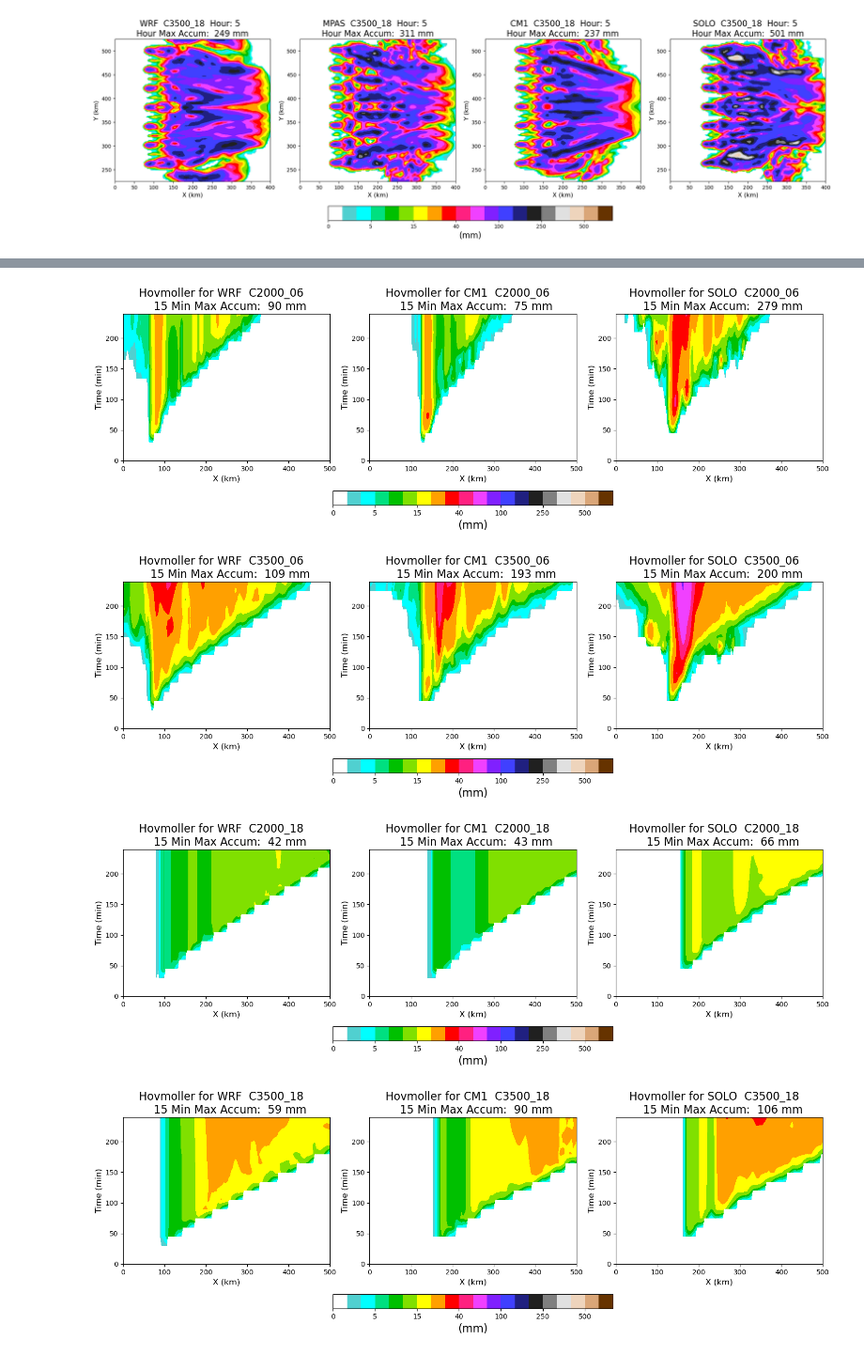
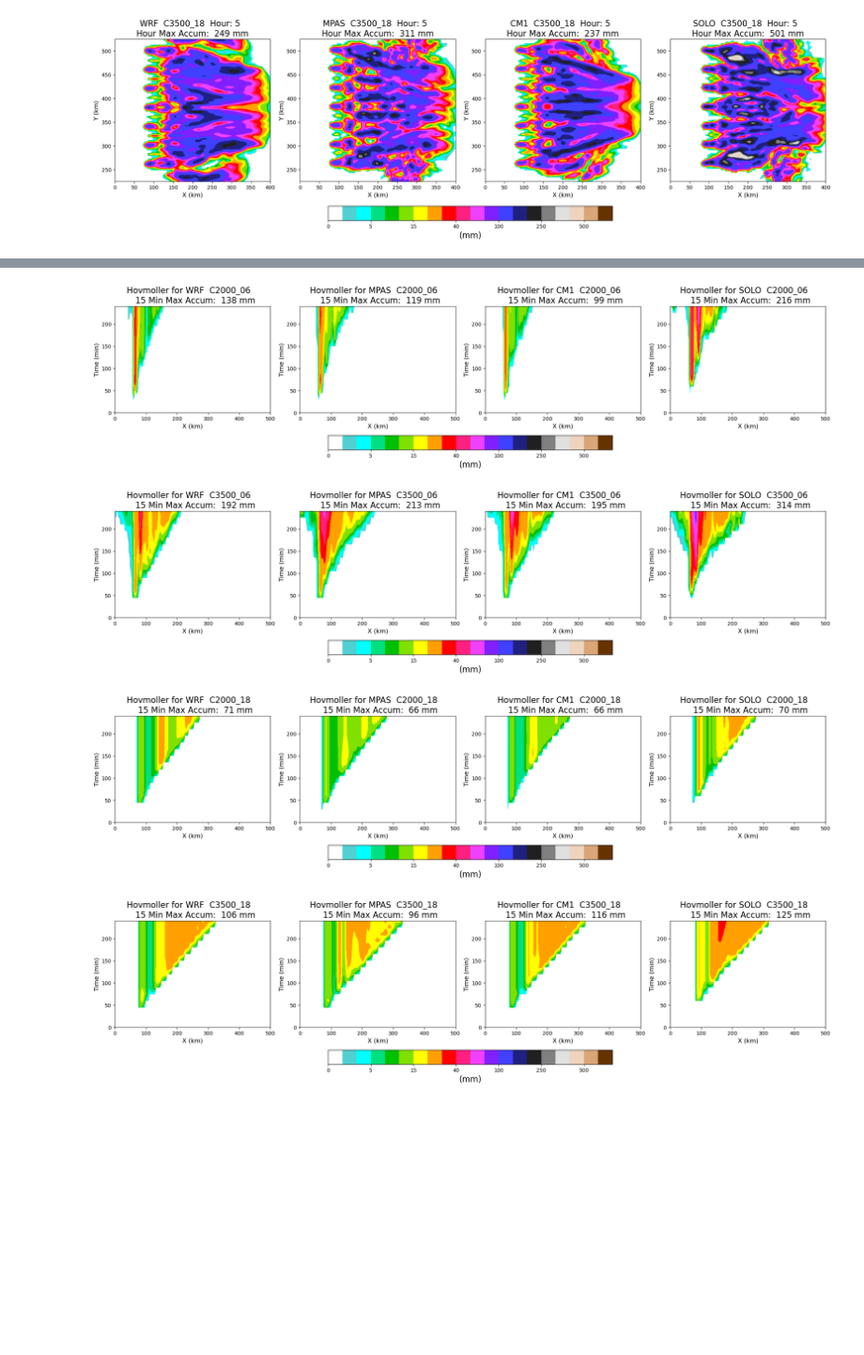
Before and after one commit to louiswicker/CAM_analysis_tools, a Jupyter notebook: ideal_cases/plot_Hovmoller.ipynb, the cells around one changed output, grey strips where cells are left out. Shown: that part at 94% size. Cells and saved outputs as stored; diff of their text form; code cells hidden in the pictures; blank space fills up the shorter version.

```diff
--- a/ideal_cases/plot_Hovmoller.ipynb
+++ b/ideal_cases/plot_Hovmoller.ipynb
@@ -118,7 +123,13 @@ for shear in allshear:
 [figure]
 [figure]
 # %%
-def plot_hovmoller_precip(models, key, label,clevels=[100,300,500], ylim = None, ax=None):
+# draw filled contours.
+clevs = np.asarray([0, 1, 2.5, 5, 7.5, 10, 15, 20, 30, 40, 50, 70, 100, 150, 200, 250, 300, 400, 500, 600, 750])
+
+cmap = mcolors.ListedColormap(cmap_data, 'precipitation')
+norm = mcolors.BoundaryNorm(0.5*clevs, cmap.N)
+
+def plot_hovmoller_precip(models, key, label,clevels=[10,30,50], ylim = None, ax=None):
 
     # Arbitrary weights
     # weights = np.array([[0, 0, 1, 0, 0],
@@ -131,10 +142,17 @@ def plot_hovmoller_precip(models, key, label,clevels=[100,300,500], ylim = None,
     # fmean = ndimage.filters.convolve(models[key][label]['accum_prec'].mean(axis=1),  weights, mode='constant')
     # fmax  = ndimage.filters.convolve(models[key][label]['accum_prec'].max(axis=1),  weights, mode='constant')
 
-    fld      = models[key][label]['accum_prec']
-    fld_mask = np.where(fld > 1.0, fld, np.nan)
+    # first, compute the increments in time of precip
+
+    inv = models[key][label]['accum_prec'][::-1]
+    fld       = np.zeros_like(inv)
+    precip    = np.ma.zeros_like(inv)
+    fld[1:,:] = (inv[0:-1] - inv[1:])[::-1]
+
+    # fld      = models[key][label]['accum_prec']
+    fld_mask = np.where(fld > 0.1, fld, np.nan)
     fmean    = np.nanmean(fld_mask, axis=1)
-    fmax     = fld.max()
+    fmax     = fld.mean()
 
     if key == 'solo':
         time = 15. + 15*np.arange(models[key][label]['accum_prec'].shape[0])
@@ -143,17 +161,17 @@ def plot_hovmoller_precip(models, key, label,clevels=[100,300,500], ylim = None,
 
     xg = 3*np.arange(models[key][label]['accum_prec'].shape[2])
 
-    cs = ax.contourf(xg, time, fmean, clevs, cmap=cmap, norm=norm)
+    cs = ax.contourf(xg, time[::-1], fmean[::-1], clevs, cmap=cmap, norm=norm)
 
     # ax.contour(xg, time, fmax, clevels=clevels, colors=['k','r','b'])
     ax.set_ylabel('Time (min)', fontsize=12)
     ax.set_xlabel('X (km)', fontsize=12)
-    ax.set_title("Hovmoller for %s  %s   \n  15 Min Max Accum:  %d mm" % (key.swapcase(), label, np.int(fmax.max())), fontsize=16)
-    ax.set_xlim(0.0, 500)
+    ax.set_title("Hovmoller for %s  %s   \n  15 Min Max Accum:  %2.0f mm" % (key.swapcase(), label, np.nanmax(fmean)), fontsize=16)
+    ax.set_xlim(0.0, 600)
     if ylim:
-        ax.set_ylim(0.0, ylim)
+        ax.set_ylim(ylim,0.0)
     else:
-        ax.set_ylim(0.0, time[-1])
+        ax.set_ylim(time[-1],0.0)
 
     return cs
 # %%
@@ -193,27 +210,29 @@ models = { 'cm1': pickle2Obj('precip/cm1_squall_1km_accum_prec.pkl',retObj=False
 # %%
 #-----------------------------
 allcape = ("C2000","C3500",)
 allshear = ("06","18")
 
 for shear in allshear:
     for cape in allcape:
 
-        fig, ax = plt.subplots(1,3, constrained_layout=True, figsize=(15,5))
+        fig, ax = plt.subplots(1,4, constrained_layout=True, figsize=(20,5))
 
         label = "%s_%s" % (cape, shear)
 
         cs = plot_hovmoller_precip(models, 'wrf', label, ax=ax[0], ylim = 240.)
+        cs = plot_hovmoller_precip(models, 'mpas', label, ax=ax[1], ylim = 240.)
 
-        cs = plot_hovmoller_precip(models, 'cm1', label, ax=ax[1], ylim = 240.)
-        cs = plot_hovmoller_precip(models, 'solo', label, ax=ax[2], ylim = 240.)
+
+        cs = plot_hovmoller_precip(models, 'cm1', label, ax=ax[2], ylim = 240.)
+        cs = plot_hovmoller_precip(models, 'solo', label, ax=ax[3], ylim = 240.)
 
 
         cbar = fig.colorbar(cs, ax=ax[:], shrink=0.4, location='bottom')
         cbar.set_label('(mm)', fontsize=16)
 
         plt.savefig("Experiment_1km_%s_Hovmoller.png" % (label))
 # %% [output]
-[figure, old version]
+[figure, new version]
-[figure, old version]
+[figure, new version]
-[figure, old version]
+[figure, new version]
-[figure, old version]
+[figure, new version]
```
Also changed, not shown: parts of 3 cells of this notebook, 18 other files.
